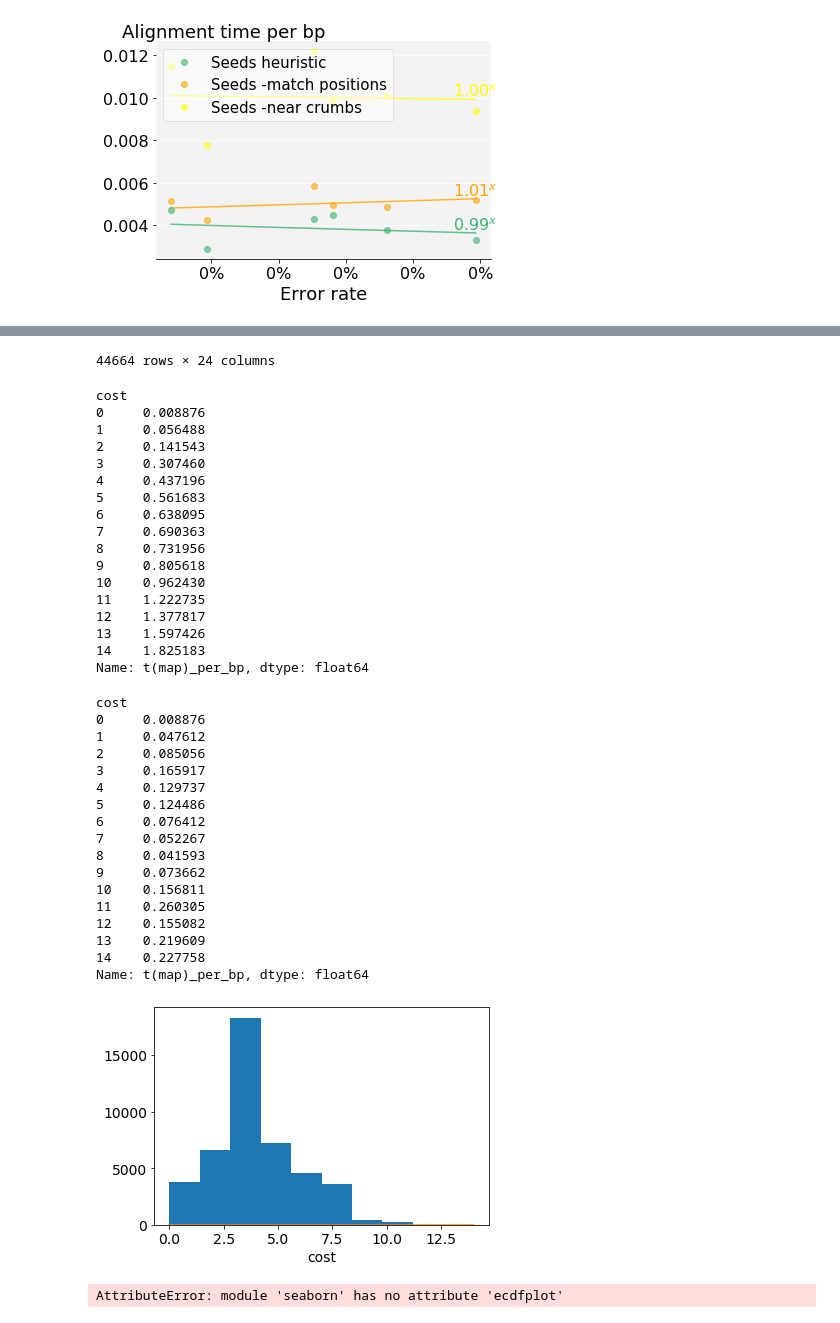
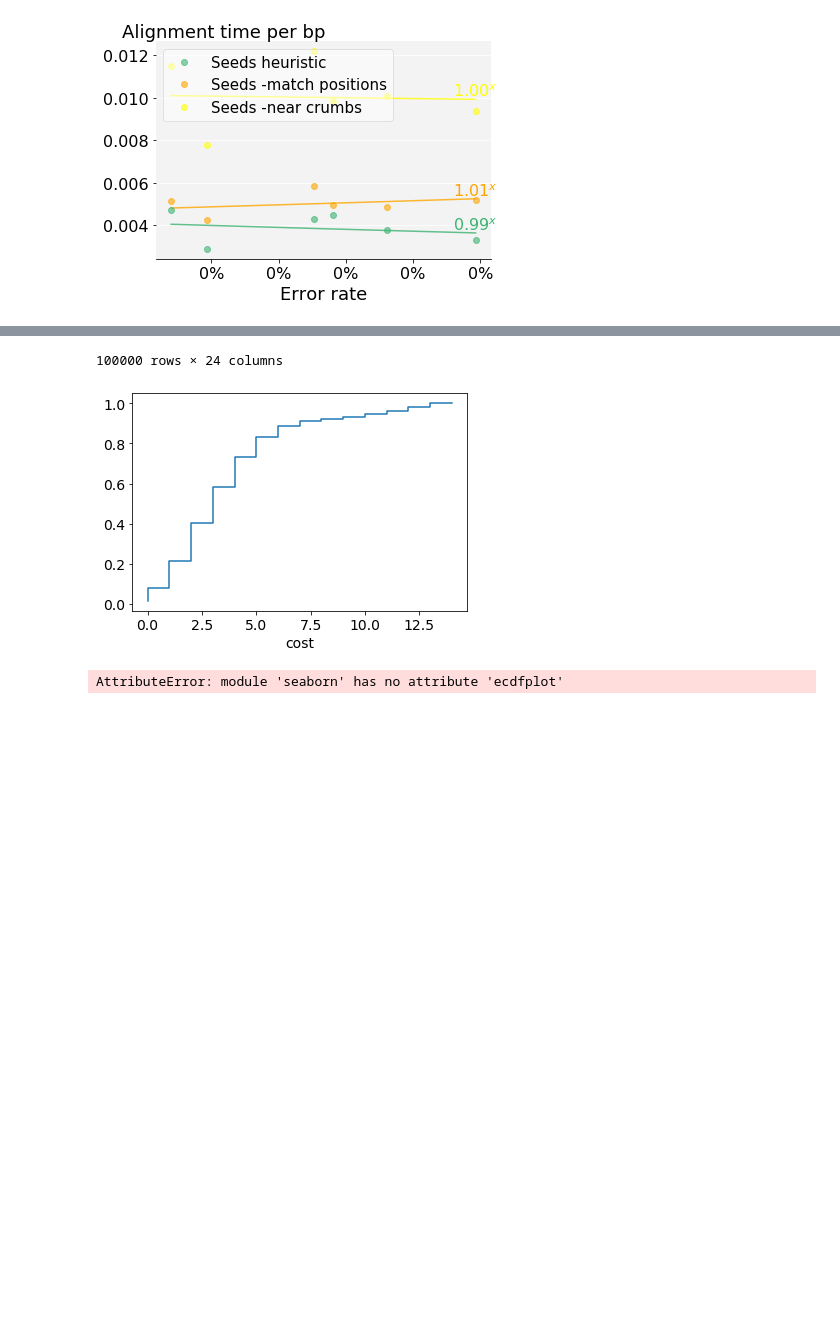
Before and after one commit to eth-sri/astarix, a Jupyter notebook: evals/astar_vs_dijkstra.ipynb, the cells around one changed output, grey strips where cells are left out. Cells and saved outputs as stored; diff of their text form; code cells hidden in the pictures; blank space fills up the shorter version.

```diff
--- a/evals/astar_vs_dijkstra.ipynb
+++ b/evals/astar_vs_dijkstra.ipynb
@@ -444,18 +444,19 @@ astar_vs_dijkstra_img(df, y='t(map)_per_bp', x='error_rate', hline=False, ylog=F
 [figure]
 [figure]
 # %%
-df_seeds = read_astarix_performance('results/astarix-seeds-illumina/MHC1_head100000000_N100000_m200_illumina_errors-1/out/alignments.tsv')
+df_seeds = read_astarix_performance('results/astarix-seeds-illumina/MHC1_head0_N100000_m200_illumina_errors-1_seedlen25/out/alignments.tsv')
 #df_seeds = read_astarix_performance('results/astarix-seeds-illumina/MHC1_head100000000_N100000_m200_illumina_errors-1/out/alignments.tsv')
 display(df_seeds)
 
-df_seeds.cost.hist()
+#df_seeds.cost.hist()
 
-x = df_seeds.groupby('cost')['t(map)_per_bp'].sum()
-y = x.cumsum()
-display(x.cumsum())
+y = df_seeds.groupby('cost')['t(map)_per_bp'].sum().cumsum()
 z = y/y.max()
-display(x)
 z.plot.line(z, 'index', drawstyle='steps')
+
+#y = df_seeds.groupby('cost')['explored_states'].sum().cumsum()
+#z = y/y.max()
+#z.plot.line(z, 'index', drawstyle='steps')
 
 #df_seeds.hist(column='cost')
 import numpy as np
@@ -481,39 +482,5 @@ import seaborn as sns
-44664 rows × 24 columns
+100000 rows × 24 columns
-cost
-0     0.008876
-1     0.056488
-2     0.141543
-3     0.307460
-4     0.437196
-5     0.561683
-6     0.638095
-7     0.690363
-8     0.731956
-9     0.805618
-10    0.962430
-11    1.222735
-12    1.377817
-13    1.597426
-14    1.825183
-Name: t(map)_per_bp, dtype: float64
-cost
-0     0.008876
-1     0.047612
-2     0.085056
-3     0.165917
-4     0.129737
-5     0.124486
-6     0.076412
-7     0.052267
-8     0.041593
-9     0.073662
-10    0.156811
-11    0.260305
-12    0.155082
-13    0.219609
-14    0.227758
-Name: t(map)_per_bp, dtype: float64
-[figure, old version]
+[figure, new version]
 # %%
 import seaborn as sns
 penguins = sns.load_dataset("penguins")
```
Also changed, not shown: parts of 1 cell of this notebook, 5 other files.
